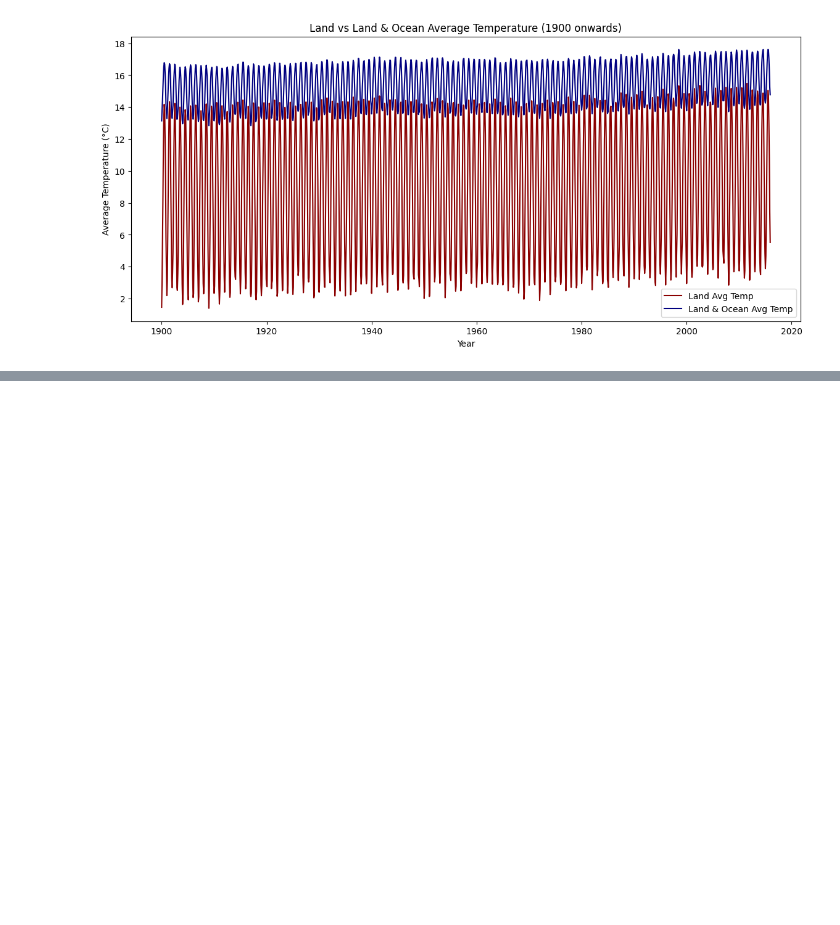
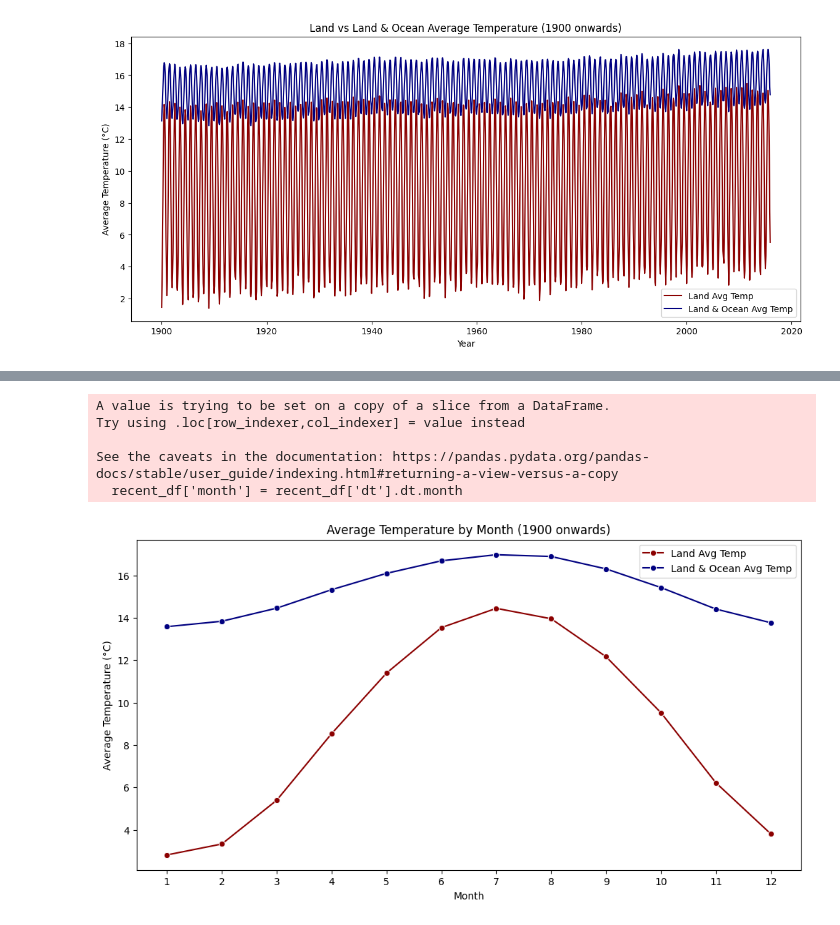
Before and after one commit to lalit1511/EDA_Projects, a Jupyter notebook: Climate_Change.ipynb, the cells around one changed output, grey strips where cells are left out. Saved outputs shown, nothing was run; the diff lists cells and outputs as text; code cells hidden in the pictures; blank space fills up the shorter version.

```diff
--- a/Climate_Change.ipynb
+++ b/Climate_Change.ipynb
@@ -124,0 +149,25 @@ plt.show()
+# %%
+#Monthly Seasonality
+# Extract month
+recent_df['month'] = recent_df['dt'].dt.month
+
+# Group by month and calculate mean temperature
+monthly_avg = recent_df.groupby('month')[['LandAverageTemperature', 'LandAndOceanAverageTemperature']].mean().reset_index()
+
+# Plot
+plt.figure(figsize=(12,6))
+sns.lineplot(x='month', y='LandAverageTemperature', data=monthly_avg, marker='o', label='Land Avg Temp', color='darkred')
+sns.lineplot(x='month', y='LandAndOceanAverageTemperature', data=monthly_avg, marker='o', label='Land & Ocean Avg Temp', color='navy')
+plt.title('Average Temperature by Month (1900 onwards)')
+plt.xlabel('Month')
+plt.ylabel('Average Temperature (°C)')
+plt.xticks(range(1,13))
+plt.legend()
+plt.show()
+# %% [output]
+A value is trying to be set on a copy of a slice from a DataFrame.
+Try using .loc[row_indexer,col_indexer] = value instead
+
+See the caveats in the documentation: https://pandas.pydata.org/pandas-docs/stable/user_guide/indexing.html#returning-a-view-versus-a-copy
+  recent_df['month'] = recent_df['dt'].dt.month
+[figure, added]
```
Also changed, not shown: parts of 5 cells of this notebook.
